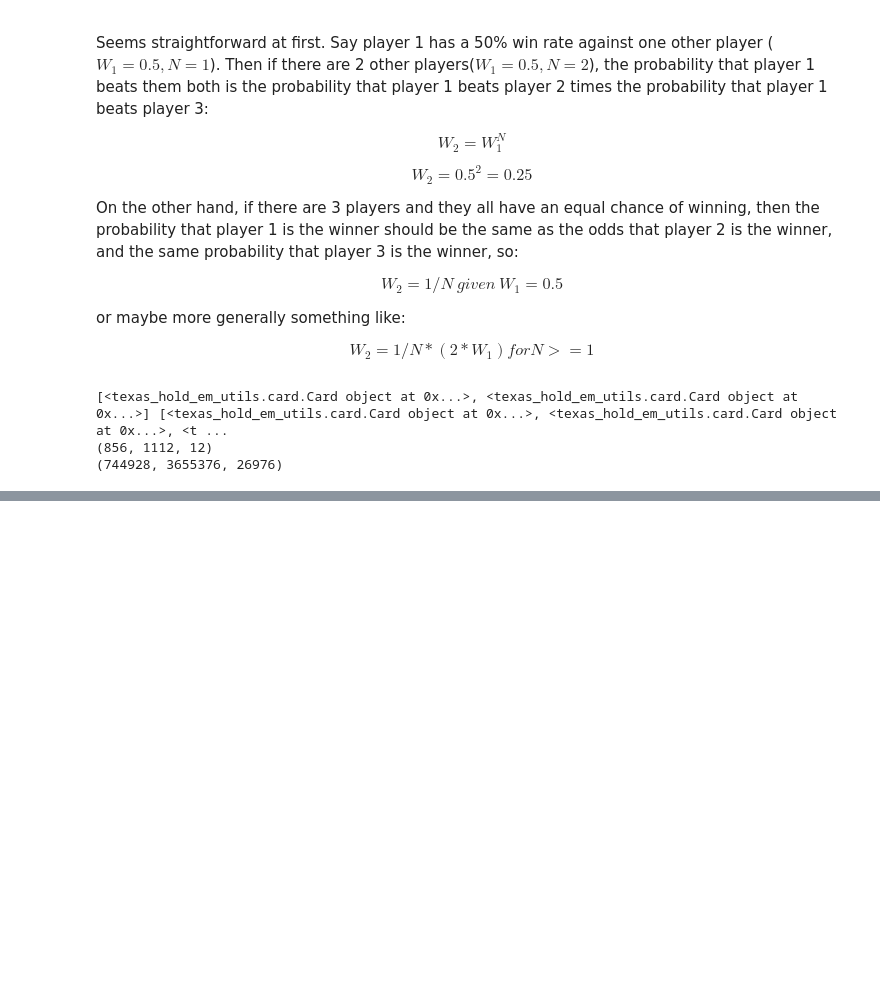
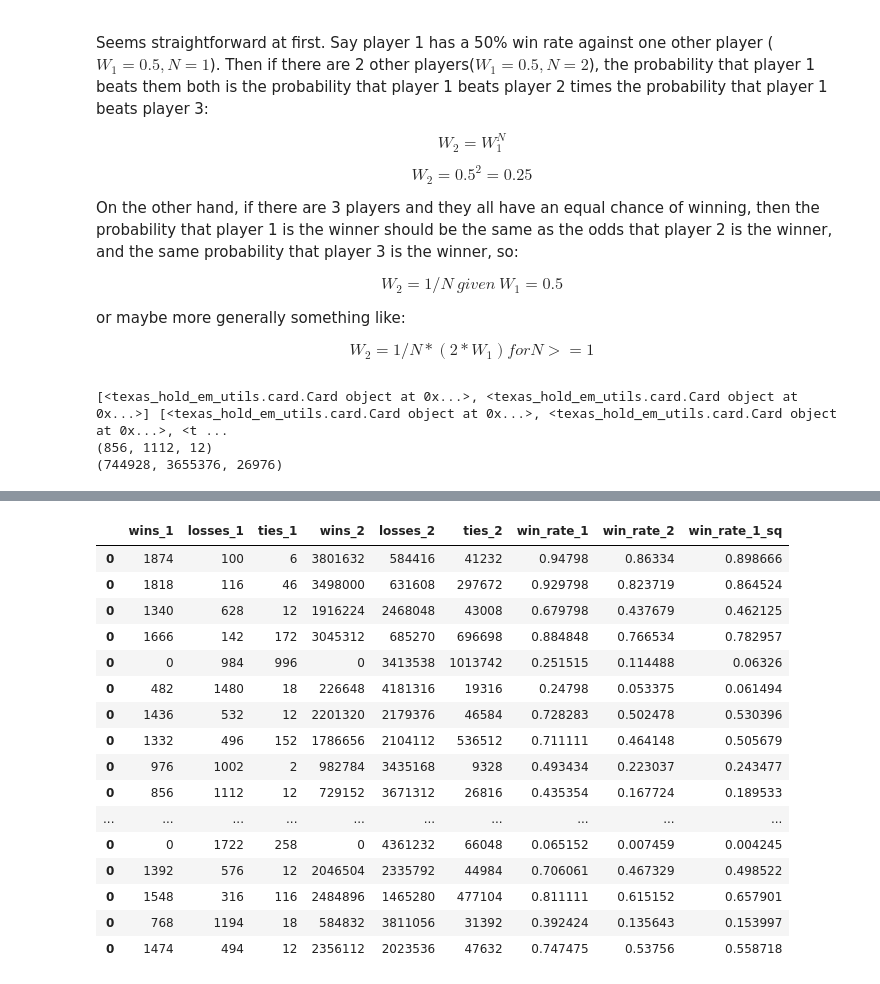
Before and after one commit to amarkules1/texas-holdem-notebooks, a Jupyter notebook: n_player_win_rates.ipynb, the cells around one changed output, grey strips where cells are left out. Drawn from its saved outputs; the diff is of its cells as text; code cells hidden in the pictures; blank space fills up the shorter version.

```diff
--- a/n_player_win_rates.ipynb
+++ b/n_player_win_rates.ipynb
@@ -120,0 +139,20 @@ df.to_csv('data/win_rate_vs_n_players.csv', index=False)
+# %%
+df.head(40)
+# %% [output]
+|  | wins_1 | losses_1 | ties_1 | wins_2 | losses_2 | ties_2 | win_rate_1 | win_rate_2 | win_rate_1_sq |
+| 0 | 1874 | 100 | 6 | 3801632 | 584416 | 41232 | 0.94798 | 0.86334 | 0.898666 |
+| 0 | 1818 | 116 | 46 | 3498000 | 631608 | 297672 | 0.929798 | 0.823719 | 0.864524 |
+| 0 | 1340 | 628 | 12 | 1916224 | 2468048 | 43008 | 0.679798 | 0.437679 | 0.462125 |
+| 0 | 1666 | 142 | 172 | 3045312 | 685270 | 696698 | 0.884848 | 0.766534 | 0.782957 |
+| 0 | 0 | 984 | 996 | 0 | 3413538 | 1013742 | 0.251515 | 0.114488 | 0.06326 |
+| 0 | 482 | 1480 | 18 | 226648 | 4181316 | 19316 | 0.24798 | 0.053375 | 0.061494 |
+| 0 | 1436 | 532 | 12 | 2201320 | 2179376 | 46584 | 0.728283 | 0.502478 | 0.530396 |
+| 0 | 1332 | 496 | 152 | 1786656 | 2104112 | 536512 | 0.711111 | 0.464148 | 0.505679 |
+| 0 | 976 | 1002 | 2 | 982784 | 3435168 | 9328 | 0.493434 | 0.223037 | 0.243477 |
+| 0 | 856 | 1112 | 12 | 729152 | 3671312 | 26816 | 0.435354 | 0.167724 | 0.189533 |
+| ... | ... | ... | ... | ... | ... | ... | ... | ... | ... |
+| 0 | 0 | 1722 | 258 | 0 | 4361232 | 66048 | 0.065152 | 0.007459 | 0.004245 |
+| 0 | 1392 | 576 | 12 | 2046504 | 2335792 | 44984 | 0.706061 | 0.467329 | 0.498522 |
+| 0 | 1548 | 316 | 116 | 2484896 | 1465280 | 477104 | 0.811111 | 0.615152 | 0.657901 |
+| 0 | 768 | 1194 | 18 | 584832 | 3811056 | 31392 | 0.392424 | 0.135643 | 0.153997 |
+| 0 | 1474 | 494 | 12 | 2356112 | 2023536 | 47632 | 0.747475 | 0.53756 | 0.558718 |
```
Also changed, not shown: parts of 7 cells of this notebook.
